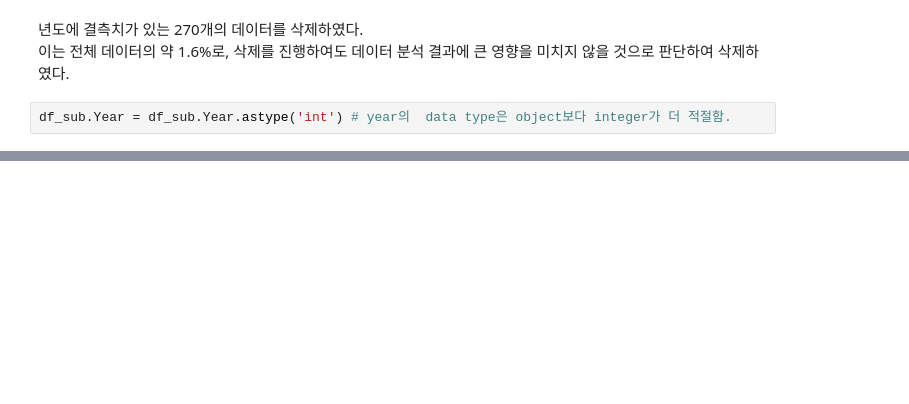
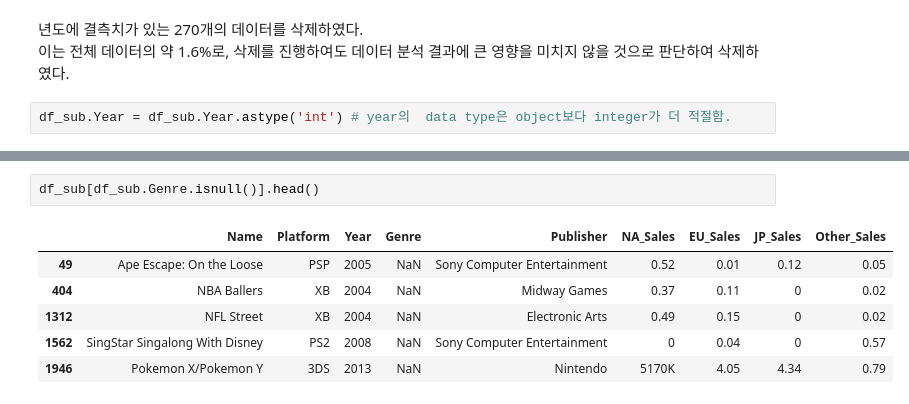
Before and after one commit to IlTACK-OH/Section1_project, a Jupyter notebook: Section1_project.ipynb, the cells around one changed output, grey strips where cells are left out. Cells and saved outputs as stored; diff of their text form; blank space fills up the shorter version.

```diff
--- a/Section1_project.ipynb
+++ b/Section1_project.ipynb
@@ -230,0 +245,9 @@ df = df_sub.copy() #수정된 데이터를 다시 원본으로 저장.
+# %%
+df_sub[df_sub.Genre.isnull()].head()
+# %% [output]
+|  | Name | Platform | Year | Genre | Publisher | NA_Sales | EU_Sales | JP_Sales | Other_Sales |
+| 49 | Ape Escape: On the Loose | PSP | 2005 | NaN | Sony Computer Entertainment | 0.52 | 0.01 | 0.12 | 0.05 |
+| 404 | NBA Ballers | XB | 2004 | NaN | Midway Games | 0.37 | 0.11 | 0 | 0.02 |
+| 1312 | NFL Street | XB | 2004 | NaN | Electronic Arts | 0.49 | 0.15 | 0 | 0.02 |
+| 1562 | SingStar Singalong With Disney | PS2 | 2008 | NaN | Sony Computer Entertainment | 0 | 0.04 | 0 | 0.57 |
+| 1946 | Pokemon X/Pokemon Y | 3DS | 2013 | NaN | Nintendo | 5170K | 4.05 | 4.34 | 0.79 |
```
Also changed, not shown: parts of 11 cells of this notebook.
